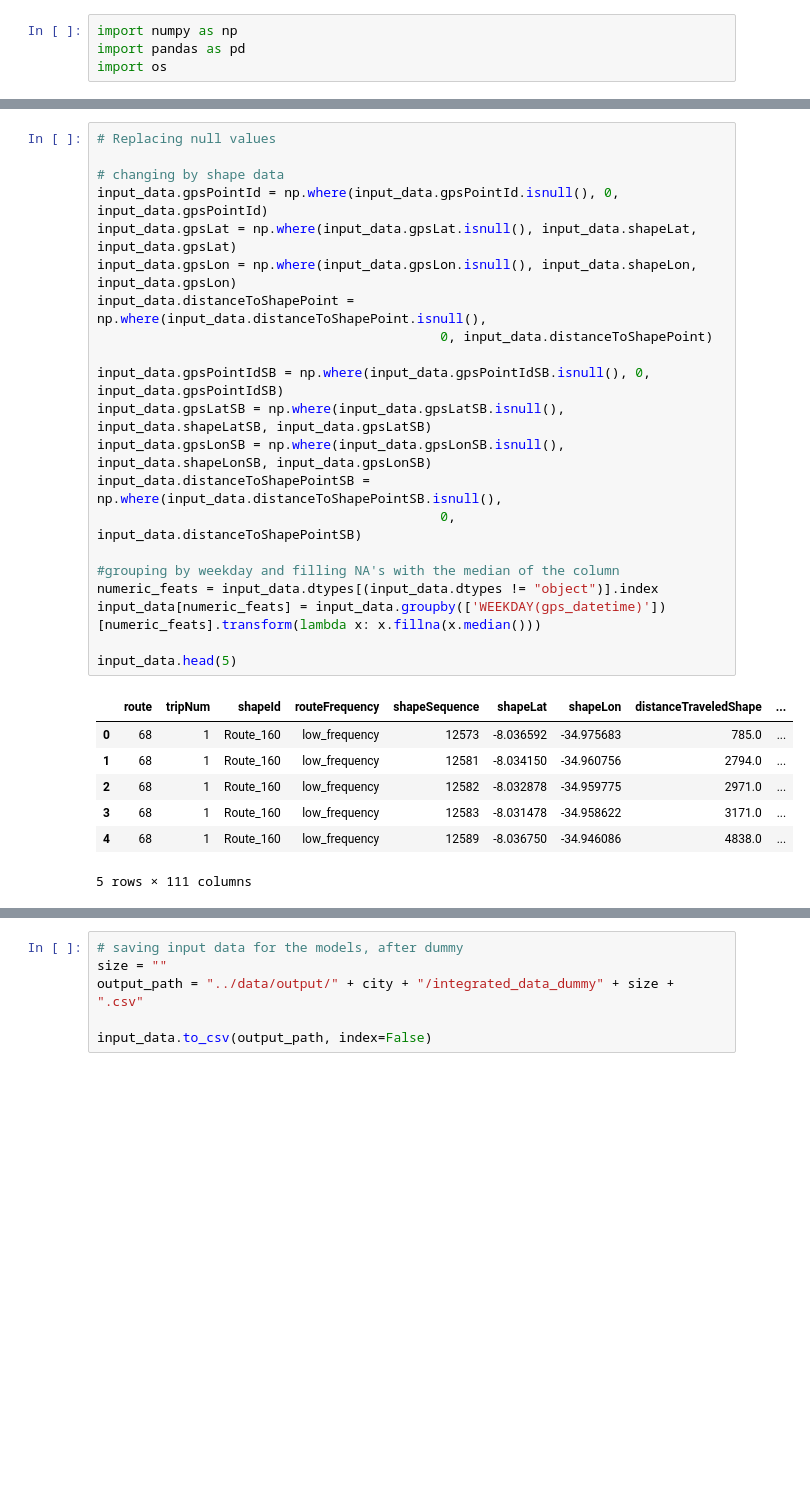
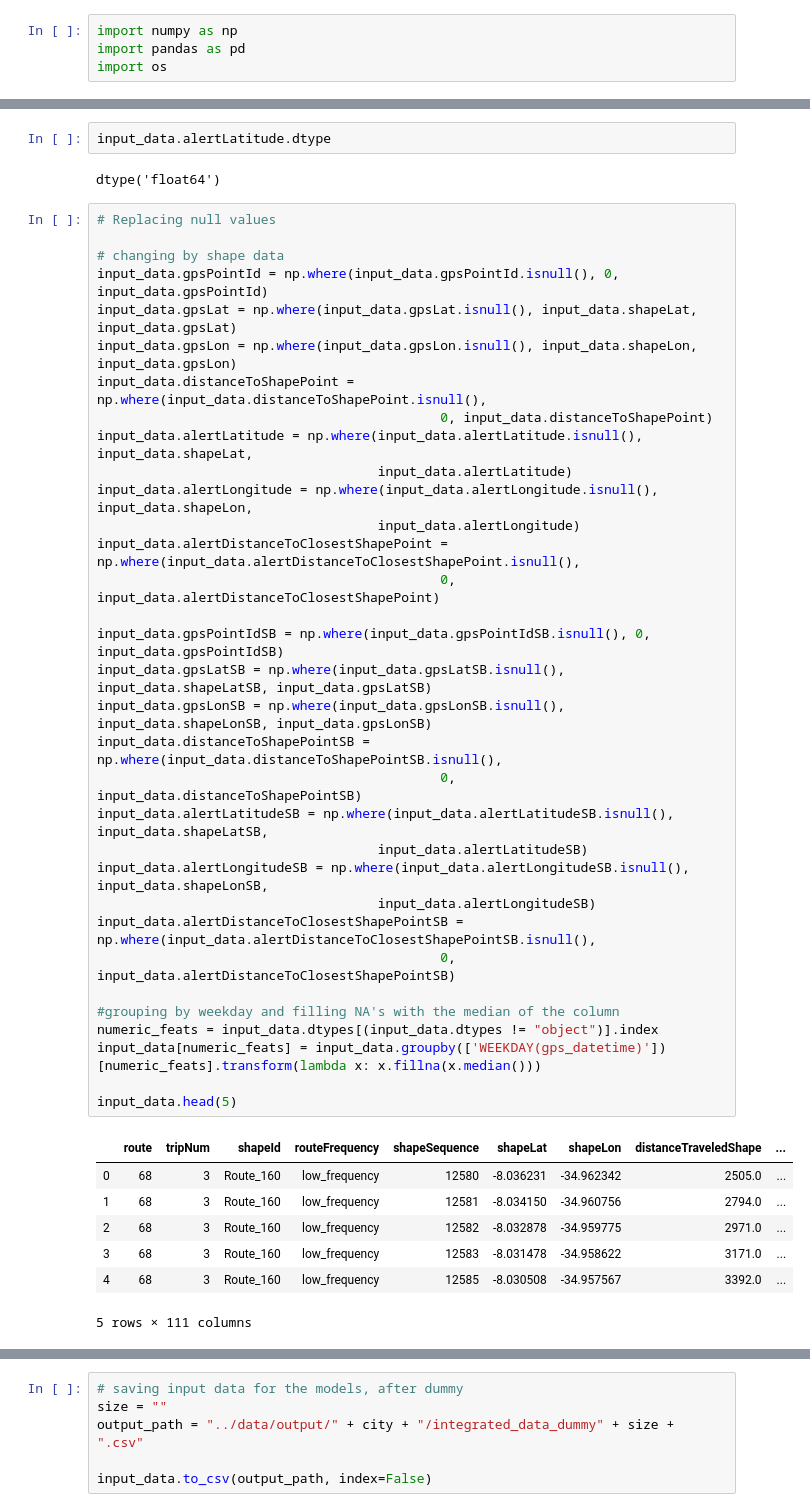
Before and after one commit to veruskasantos/INESProject, a Jupyter notebook: workspace/Data Analysis/FE/Converting_data.ipynb, the cells around one changed output, grey strips where cells are left out. Drawn from its saved outputs; the diff is of its cells as text; blank space fills up the shorter version.

```diff
--- a/workspace/Data Analysis/FE/Converting_data.ipynb
+++ b/workspace/Data Analysis/FE/Converting_data.ipynb
@@ -84,31 +87,47 @@ Length: 111, dtype: bool
+# %%
+input_data.alertLatitude.dtype
+# %% [output]
+dtype('float64')
 # %%
 # Replacing null values
 
 # changing by shape data
 input_data.gpsPointId = np.where(input_data.gpsPointId.isnull(), 0, input_data.gpsPointId)
 input_data.gpsLat = np.where(input_data.gpsLat.isnull(), input_data.shapeLat, input_data.gpsLat)
 input_data.gpsLon = np.where(input_data.gpsLon.isnull(), input_data.shapeLon, input_data.gpsLon)
 input_data.distanceToShapePoint = np.where(input_data.distanceToShapePoint.isnull(),
                                             0, input_data.distanceToShapePoint)
+input_data.alertLatitude = np.where(input_data.alertLatitude.isnull(), input_data.shapeLat,
+                                    input_data.alertLatitude)
+input_data.alertLongitude = np.where(input_data.alertLongitude.isnull(), input_data.shapeLon,
+                                    input_data.alertLongitude)
+input_data.alertDistanceToClosestShapePoint = np.where(input_data.alertDistanceToClosestShapePoint.isnull(),
+                                            0, input_data.alertDistanceToClosestShapePoint)
 
 input_data.gpsPointIdSB = np.where(input_data.gpsPointIdSB.isnull(), 0, input_data.gpsPointIdSB)
 input_data.gpsLatSB = np.where(input_data.gpsLatSB.isnull(), input_data.shapeLatSB, input_data.gpsLatSB)
 input_data.gpsLonSB = np.where(input_data.gpsLonSB.isnull(), input_data.shapeLonSB, input_data.gpsLonSB)
 input_data.distanceToShapePointSB = np.where(input_data.distanceToShapePointSB.isnull(),
                                             0, input_data.distanceToShapePointSB)
+input_data.alertLatitudeSB = np.where(input_data.alertLatitudeSB.isnull(), input_data.shapeLatSB,
+                                    input_data.alertLatitudeSB)
+input_data.alertLongitudeSB = np.where(input_data.alertLongitudeSB.isnull(), input_data.shapeLonSB,
+                                    input_data.alertLongitudeSB)
+input_data.alertDistanceToClosestShapePointSB = np.where(input_data.alertDistanceToClosestShapePointSB.isnull(),
+                                            0, input_data.alertDistanceToClosestShapePointSB)
 
 #grouping by weekday and filling NA's with the median of the column
 numeric_feats = input_data.dtypes[(input_data.dtypes != "object")].index
 input_data[numeric_feats] = input_data.groupby(['WEEKDAY(gps_datetime)'])[numeric_feats].transform(lambda x: x.fillna(x.median()))
 
 input_data.head(5)
 # %% [output]
 |  | route | tripNum | shapeId | routeFrequency | shapeSequence | shapeLat | shapeLon | distanceTraveledShape | ... |
-| 0 | 68 | 1 | Route_160 | low_frequency | 12573 | -8.036592 | -34.975683 | 785.0 | ... |
-| 1 | 68 | 1 | Route_160 | low_frequency | 12581 | -8.034150 | -34.960756 | 2794.0 | ... |
-| 2 | 68 | 1 | Route_160 | low_frequency | 12582 | -8.032878 | -34.959775 | 2971.0 | ... |
-| 3 | 68 | 1 | Route_160 | low_frequency | 12583 | -8.031478 | -34.958622 | 3171.0 | ... |
-| 4 | 68 | 1 | Route_160 | low_frequency | 12589 | -8.036750 | -34.946086 | 4838.0 | ... |
+| 0 | 68 | 3 | Route_160 | low_frequency | 12580 | -8.036231 | -34.962342 | 2505.0 | ... |
+| 1 | 68 | 3 | Route_160 | low_frequency | 12581 | -8.034150 | -34.960756 | 2794.0 | ... |
+| 2 | 68 | 3 | Route_160 | low_frequency | 12582 | -8.032878 | -34.959775 | 2971.0 | ... |
+| 3 | 68 | 3 | Route_160 | low_frequency | 12583 | -8.031478 | -34.958622 | 3171.0 | ... |
+| 4 | 68 | 3 | Route_160 | low_frequency | 12585 | -8.030508 | -34.957567 | 3392.0 | ... |
 5 rows × 111 columns
 # %%
 input_data.isnull().any()
```
Also changed, not shown: parts of 7 cells of this notebook, 4 other files.
